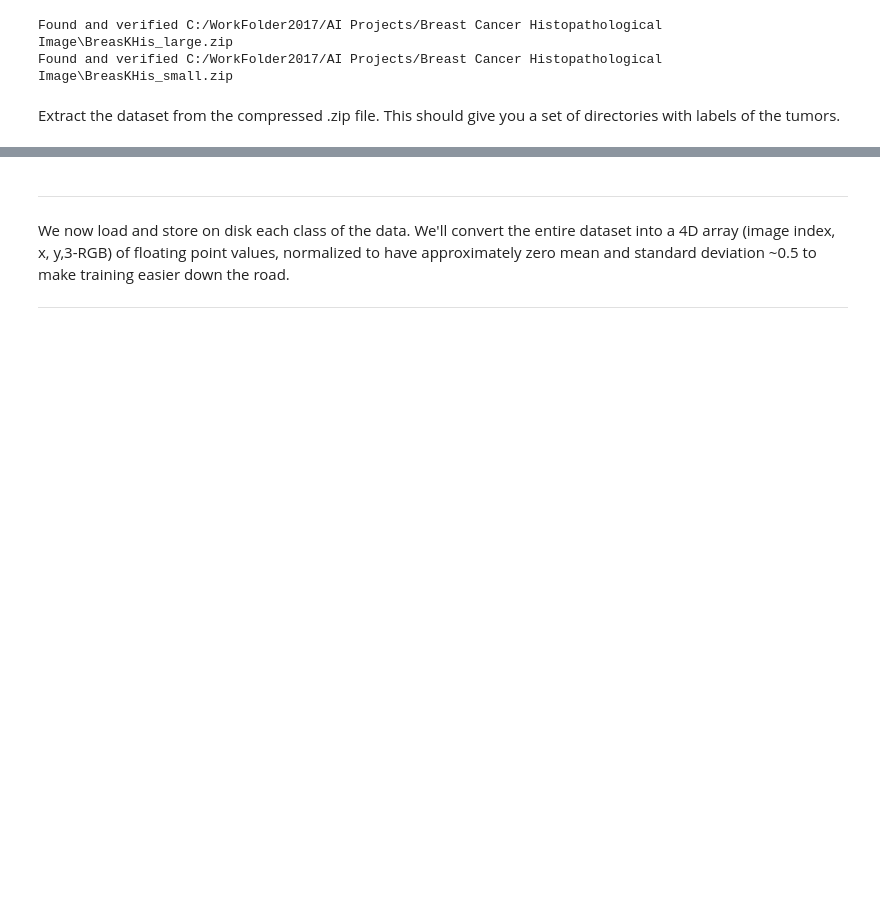
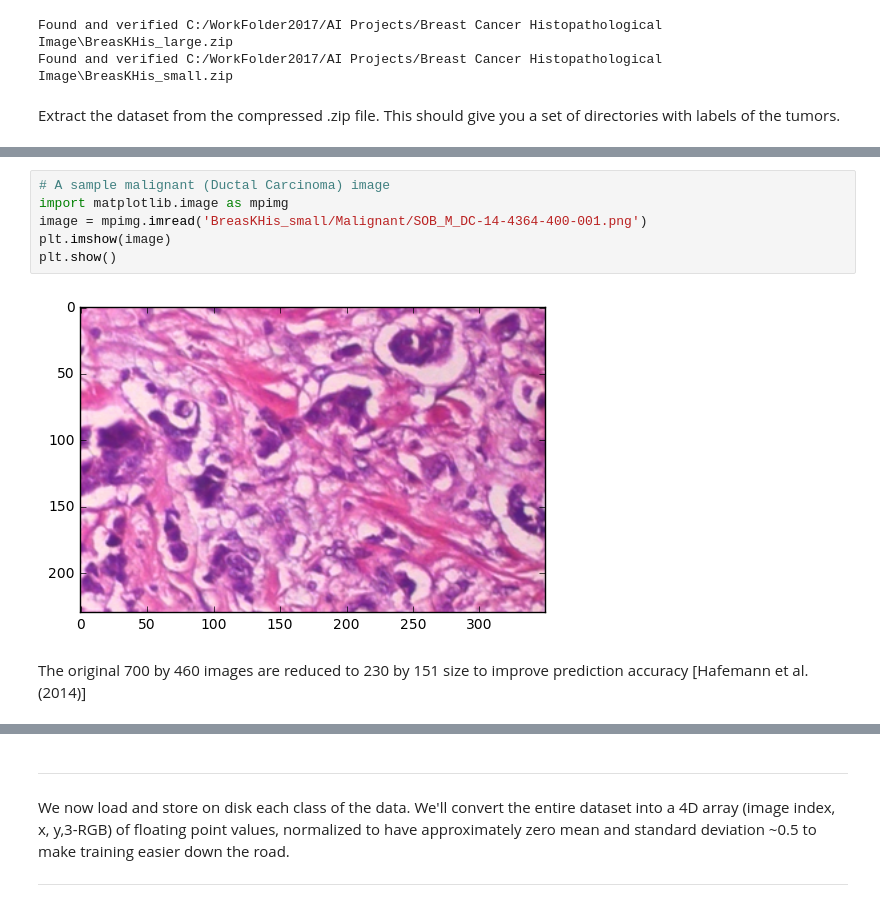
Before and after one commit to WedamN/Breast_Cancer_Image_Recognition, a Jupyter notebook: DeepLearningBreasKHis.ipynb, the cells around one changed output, grey strips where cells are left out. Saved outputs shown, nothing was run; the diff lists cells and outputs as text; blank space fills up the shorter version.

```diff
--- a/DeepLearningBreasKHis.ipynb
+++ b/DeepLearningBreasKHis.ipynb
@@ -119,0 +121,10 @@ Image(filename='BreasKHis_large/Adenosis/SOB_B_A-14-22549AB-400-001.png')
+# %%
+# A sample malignant (Ductal Carcinoma) image
+import matplotlib.image as mpimg
+image = mpimg.imread('BreasKHis_small/Malignant/SOB_M_DC-14-4364-400-001.png')
+plt.imshow(image)
+plt.show()
+# %% [output]
+[figure, added]
+# %% [markdown]
+The original 700 by 460 images are reduced to 230 by 151 size to improve prediction accuracy [Hafemann et al.(2014)]
```
Also changed, not shown: parts of 41 cells of this notebook.
